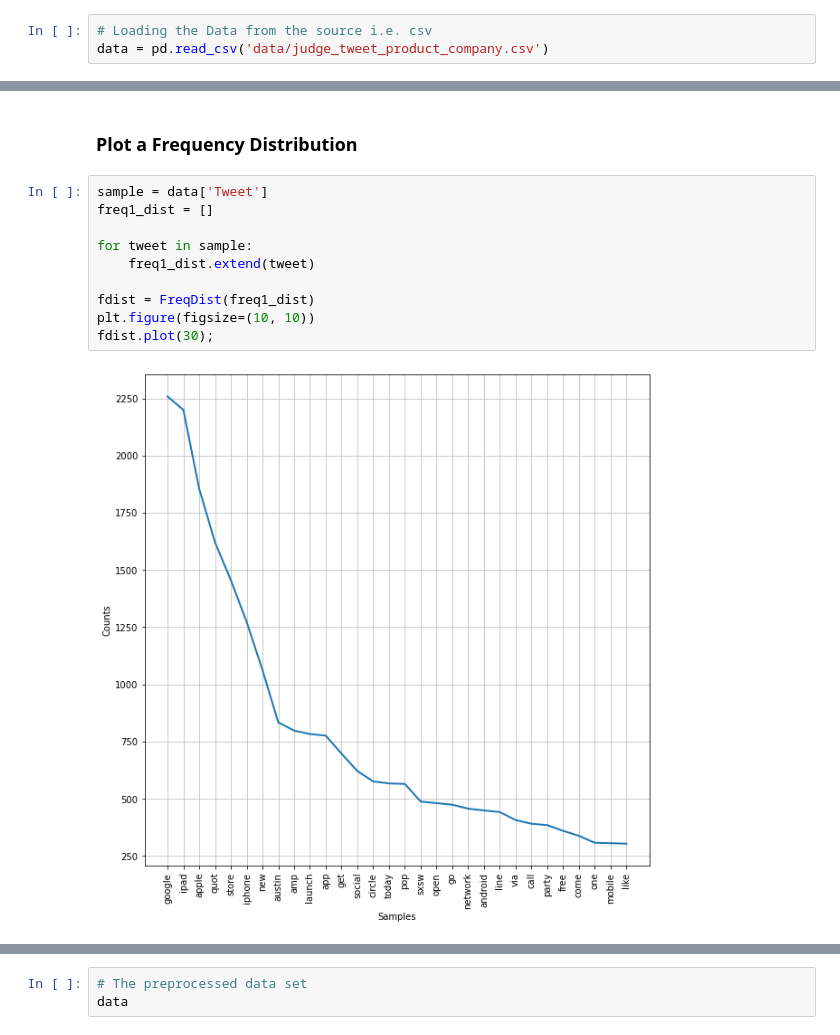
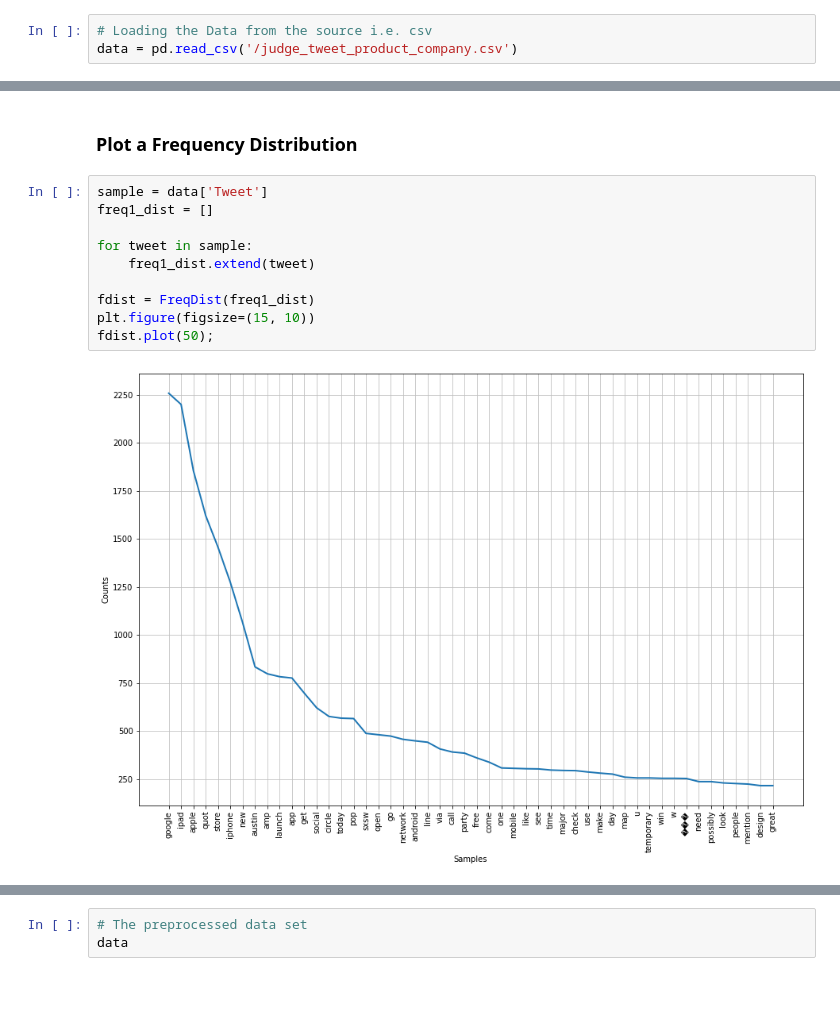
Before and after one commit to danieloselu3/Twitter-Sentiment-Analysis, a Jupyter notebook: Tweets_sentiment_analysis.ipynb, the cells around one changed output, grey strips where cells are left out. Drawn from its saved outputs; the diff is of its cells as text; blank space fills up the shorter version.

```diff
--- a/Tweets_sentiment_analysis.ipynb
+++ b/Tweets_sentiment_analysis.ipynb
@@ -64,6 +72,6 @@ pd.set_option('display.max_colwidth', 10000)
 # %%
 # Loading the Data from the source i.e. csv
-data = pd.read_csv('data/judge_tweet_product_company.csv')
+data = pd.read_csv('/judge_tweet_product_company.csv')
 # %% [markdown]
 
 
@@ -752,12 +760,12 @@ Name: Tweet, Length: 8697, dtype: object
 # %%
 sample = data['Tweet']
 freq1_dist = []
 
 for tweet in sample:
     freq1_dist.extend(tweet)
 
 fdist = FreqDist(freq1_dist)
-plt.figure(figsize=(10, 10))
-fdist.plot(30);
+plt.figure(figsize=(15, 10))
+fdist.plot(50);
 # %% [output]
-[figure, old version]
+[figure, new version]
```
Also changed, not shown: parts of 7 cells of this notebook.
